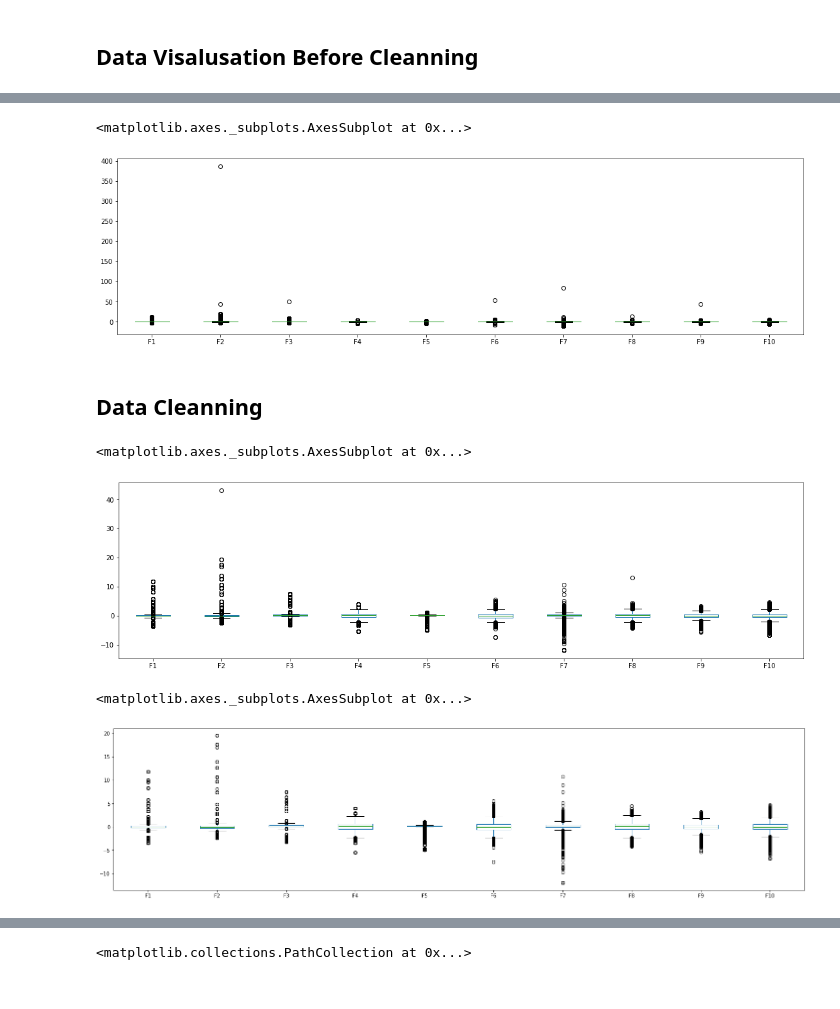
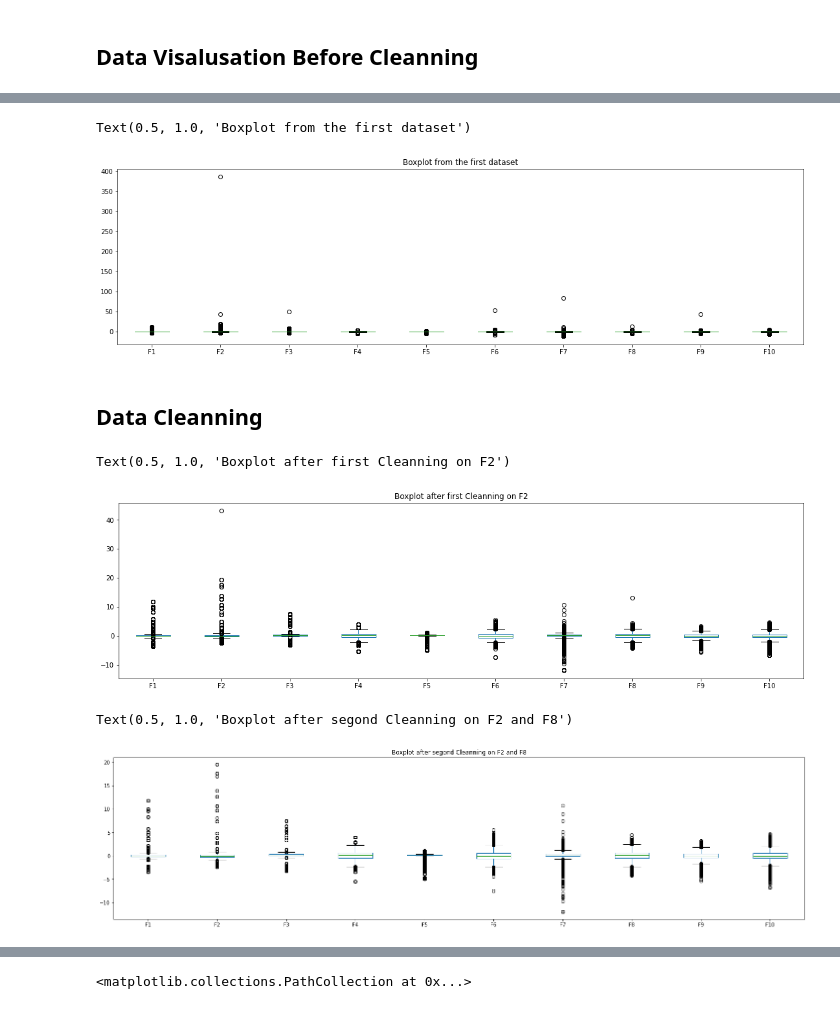
Before and after one commit to LeRoidelaRef/ESILV---Python-for-data-analysis---project-2022, a Jupyter notebook: Projet_Final_Python_for_Data.ipynb, the cells around one changed output, grey strips where cells are left out. Saved outputs shown, nothing was run; the diff lists cells and outputs as text; code cells hidden in the pictures.

```diff
--- a/Projet_Final_Python_for_Data.ipynb
+++ b/Projet_Final_Python_for_Data.ipynb
@@ -66,10 +67,11 @@ Xtrain.describe()
 | max | 11.819916 | 386.000000 | 50.000000 | 3.987152 | 1.066121 | 53.000000 | 83.000000 | 13.173081 | 44.000000 | 4.671232 |
 # %%
 Xtrain.plot(kind='box',figsize=(19,5))
+plt.title("Boxplot from the first dataset")
 #And we visualize the boxplot of the dataset to delete all the inconsistant values.
 # %% [output]
-<matplotlib.axes._subplots.AxesSubplot at 0x...>
+Text(0.5, 1.0, 'Boxplot from the first dataset')
-[figure, old version]
+[figure, new version]
 # %% [markdown]
 ## Data Cleanning
 # %%
@@ -80,9 +82,10 @@ Ytrain2=avilatrain2.iloc[:,10]
 Xtrain2=avilatrain2.iloc[:, :-1]
 # %%
 Xtrain2.plot(kind='box',figsize=(19,5))
+plt.title("Boxplot after first Cleanning on F2")
 # %% [output]
-<matplotlib.axes._subplots.AxesSubplot at 0x...>
+Text(0.5, 1.0, 'Boxplot after first Cleanning on F2')
-[figure, old version]
+[figure, new version]
 # %%
 #In a segond time the plot the DataFrame without the rows which have been deleted above.
 #We delete again some inconsistant rows on columns F2 and F8
@@ -92,9 +95,10 @@ Ytrain3=avilatrain3.iloc[:,10]
 Xtrain3=avilatrain3.iloc[:, :-1]
 # %%
 Xtrain3.plot(kind='box',figsize=(25,6))
+plt.title("Boxplot after segond Cleanning on F2 and F8")
 # %% [output]
-<matplotlib.axes._subplots.AxesSubplot at 0x...>
+Text(0.5, 1.0, 'Boxplot after segond Cleanning on F2 and F8')
-[figure, old version]
+[figure, new version]
 # %%
 Xtrain3.describe()
 # %% [output]
```
Also changed, not shown: parts of 11 cells of this notebook.
